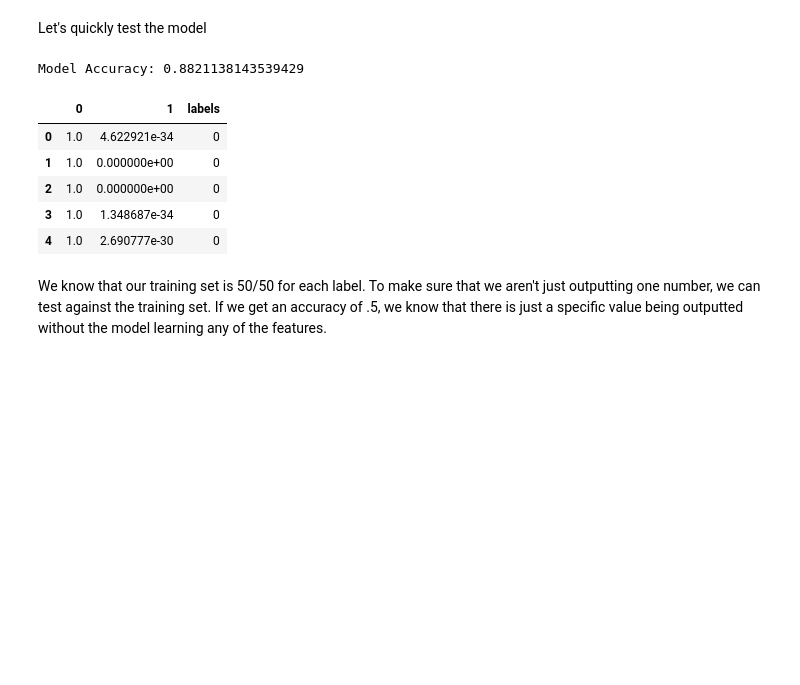
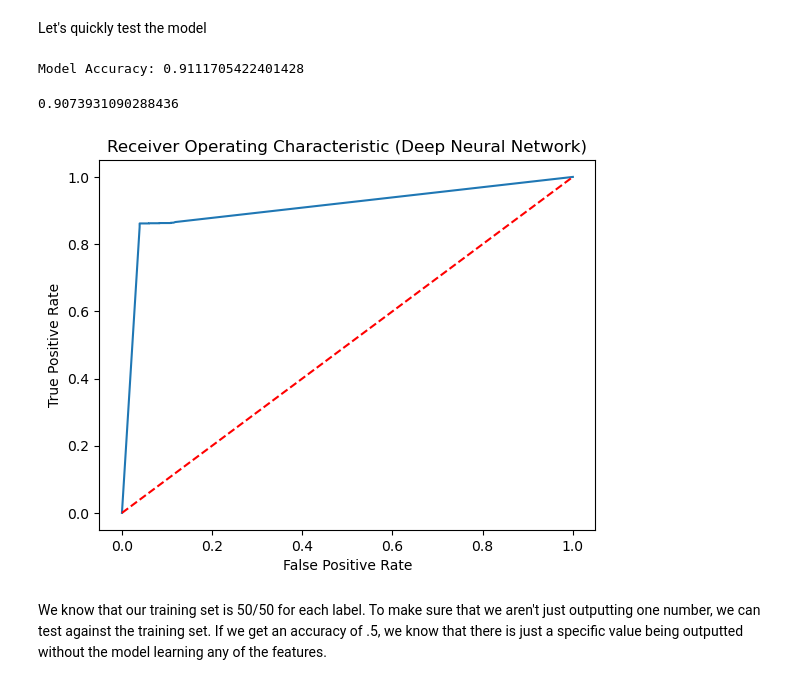
Before and after one commit to sakinkirti/CSDS491, a Jupyter notebook: CP/deeplearning_model.ipynb, the cells around one changed output. Drawn from its saved outputs; the diff is of its cells as text; code cells hidden in the pictures; blank space fills up the shorter version.

```diff
--- a/CP/deeplearning_model.ipynb
+++ b/CP/deeplearning_model.ipynb
@@ -79,21 +84,15 @@ Xtest.replace({False: 0, True: 1}, inplace=True)
 # convert to numpy
 Xtest = Xtest.to_numpy()
 Ytest = Ytest.to_numpy()
+# %%
+# test
+acc, preds = neuralnet.test(model, Xtest, Ytest)
+print(f"Model Accuracy: {acc}")
+# %% [output]
+Model Accuracy: 0.9111705422401428
 # %%
-# test
-acc, preds = neuralnet.test(model, Xtest, Ytest)
-print(f"Model Accuracy: {acc}")
-
 # save the preds
 preds = pd.DataFrame(preds)
 preds["labels"] = Ytest
 preds.to_csv("preds.csv")
 preds.head()
-# %% [output]
-Model Accuracy: 0.8821138143539429
-|  | 0 | 1 | labels |
-| 0 | 1.0 | 4.622921e-34 | 0 |
-| 1 | 1.0 | 0.000000e+00 | 0 |
-| 2 | 1.0 | 0.000000e+00 | 0 |
-| 3 | 1.0 | 1.348687e-34 | 0 |
-| 4 | 1.0 | 2.690777e-30 | 0 |
@@ -100,3 +103,24 @@ Model Accuracy: 0.8821138143539429
+# %%
+preds = torch.Tensor(torch.from_numpy(preds)).float()
+probs = F.softmax(preds, dim=1)[:,1]
+y_score = probs.detach().numpy()
+#print(y_score)
+nn_fpr, nn_tpr, nn_thresholds = roc_curve(Ytest, y_score)
+# %%
+print(auc(nn_fpr, nn_tpr))
+
+plt.plot(nn_fpr, nn_tpr)
+plt.plot([0, 1], [0, 1], "r--")
+plt.xlim([-0.05,1.05])
+plt.ylim([-0.05,1.05])
+
+plt.xlabel("False Positive Rate")
+plt.ylabel("True Positive Rate")
+plt.title("Receiver Operating Characteristic (Deep Neural Network)")
+plt.show()
+# %% [output]
+0.9073931090288436
+[figure, added]
 # %% [markdown]
 We know that our training set is 50/50 for each label. To make sure that we aren't just outputting one number, we can test against the training set. If we get an accuracy of .5, we know that there is just a specific value being outputted without the model learning any of the features.
 # %%
```
Also changed, not shown: parts of 9 cells of this notebook, 8 other files.
